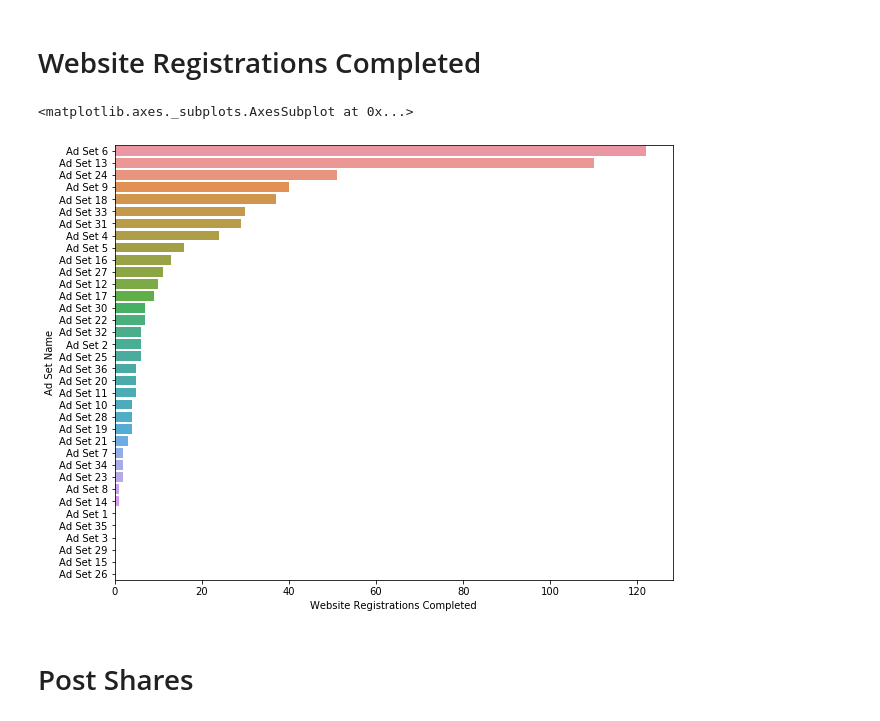
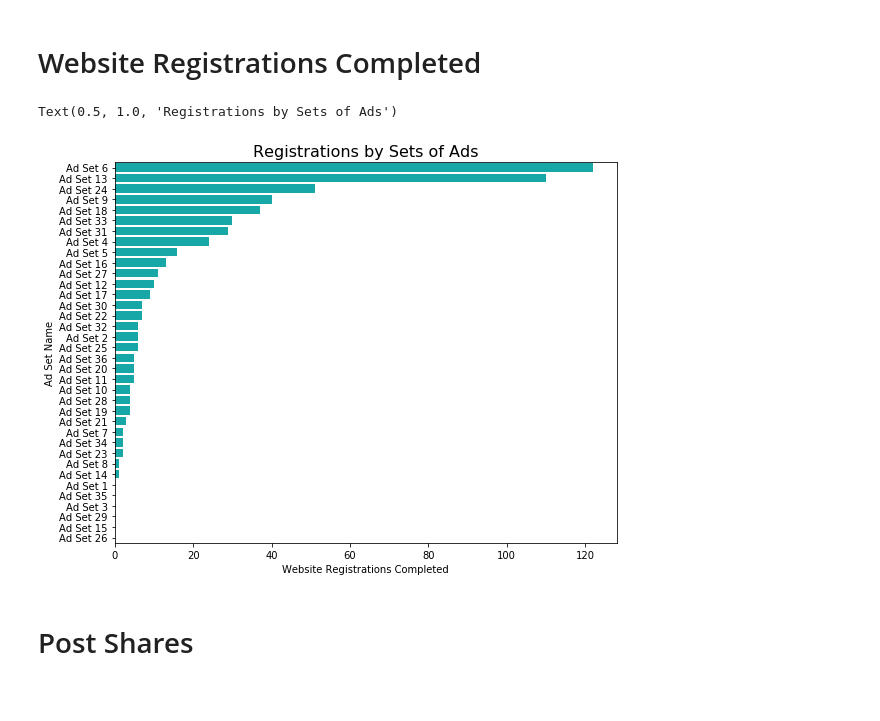
Before and after one commit to Lidetsal/Facebook-Ad-Project, a Jupyter notebook: Untitled.ipynb, the cells around one changed output. Cells and saved outputs as stored; diff of their text form; code cells hidden in the pictures; blank space fills up the shorter version.

```diff
--- a/Untitled.ipynb
+++ b/Untitled.ipynb
@@ -71,12 +81,14 @@ dtype: int64
 grouped = fb_df.groupby('Ad Set Name')
 
 grouped = pd.DataFrame(grouped.sum())
-grouped.reset_index(inplace=True)
 
-grouped = grouped.sort_values('Website Registrations Completed', ascending=False)
+
+grouped = grouped.sort_values('Website Leads', ascending=False)
 
 
 
+grouped = grouped.reset_index()
+
 grouped
 # %% [output]
 |  | Ad Set Name | Reach | Frequency | Amount Spent (USD) | Impressions | CPM (Cost per 1,000 Impressions) ... | Link Clicks | ... |
@@ -250,11 +299,12 @@ sns.barplot(grouped['Post Comments'], grouped['Ad Set Name'])
 # %%
 # grouped['Website Registrations Completed'].value_counts()
 # %%
-plt.figure(figsize=(10,8))
-sns.barplot(grouped['Website Registrations Completed'], grouped['Ad Set Name'])
+plt.figure(figsize=(9,7))
+sns.barplot(grouped['Website Registrations Completed'], grouped['Ad Set Name'], color='c')
+plt.title('Registrations by Sets of Ads', fontsize=16)
 # %% [output]
-<matplotlib.axes._subplots.AxesSubplot at 0x...>
+Text(0.5, 1.0, 'Registrations by Sets of Ads')
-[figure, old version]
+[figure, new version]
 # %% [markdown]
 # Post Shares
 # %%
```
Also changed, not shown: parts of 10 cells of this notebook, 2 other files.
